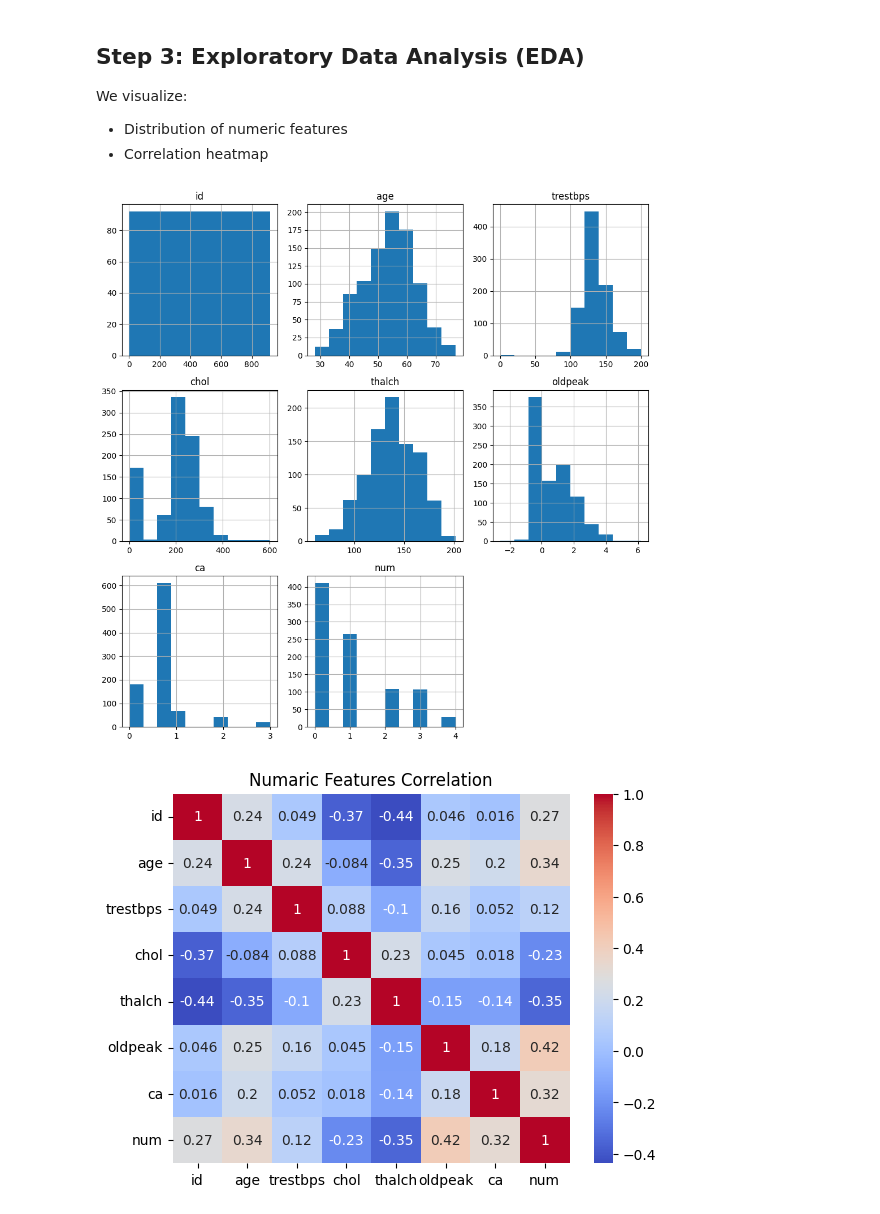
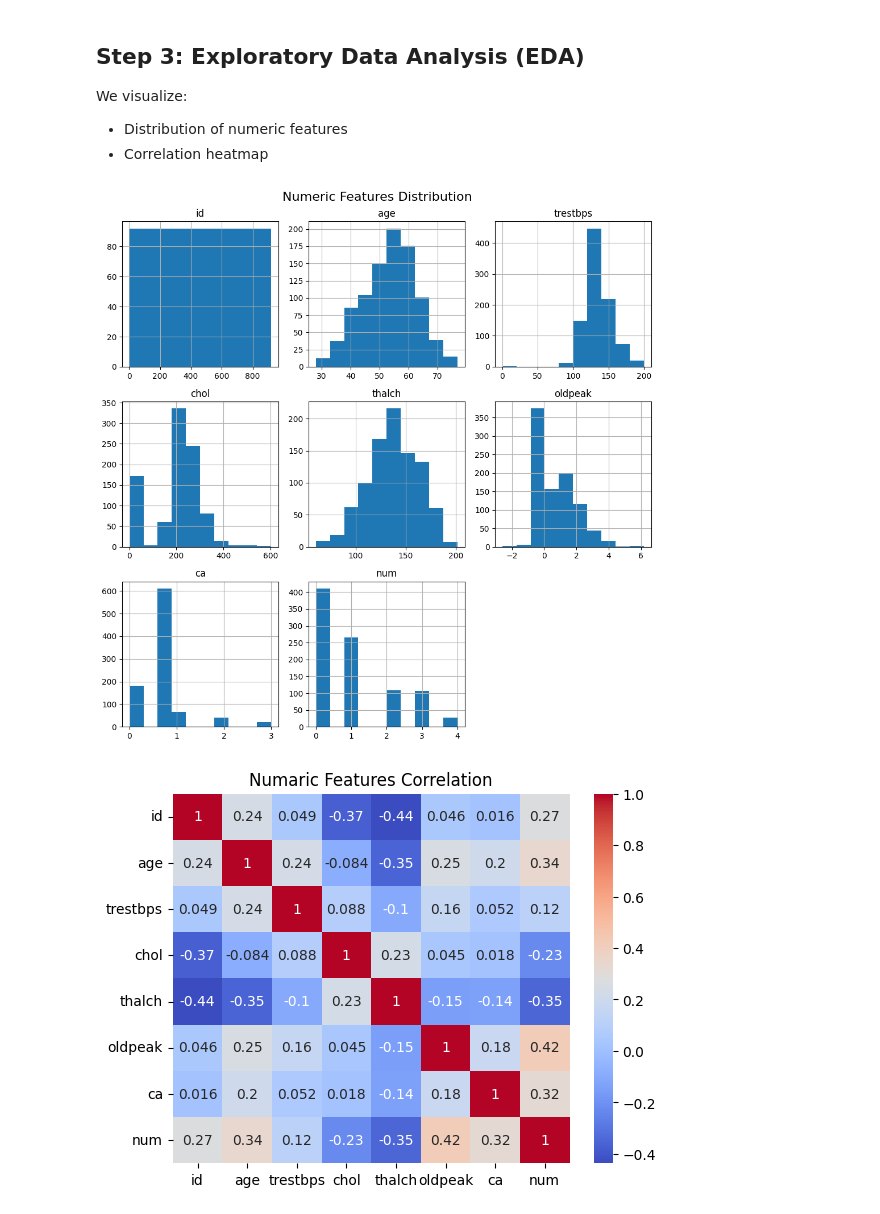
Before and after one commit to allenimmnauel018/Heart-Disease-Prediction, a Jupyter notebook: Disease Predictor.ipynb, the cells around one changed output. Saved outputs shown, nothing was run; the diff lists cells and outputs as text; code cells hidden in the pictures.

```diff
--- a/Disease Predictor.ipynb
+++ b/Disease Predictor.ipynb
@@ -109,10 +109,11 @@ We visualize:
 # %%
 # Histogram for numeric columns
 df[numaric_cols].hist(figsize=(10,10))
+plt.suptitle("Numeric Features Distribution", fontsize=16)
 plt.tight_layout()
 plt.show()
 # %% [output]
-[figure, old version]
+[figure, new version]
 # %%
 # Correlation heatmap
 sns.heatmap(df[numaric_cols].corr(),annot=True, cmap='coolwarm')
```
Also changed, not shown: parts of 3 cells of this notebook.
